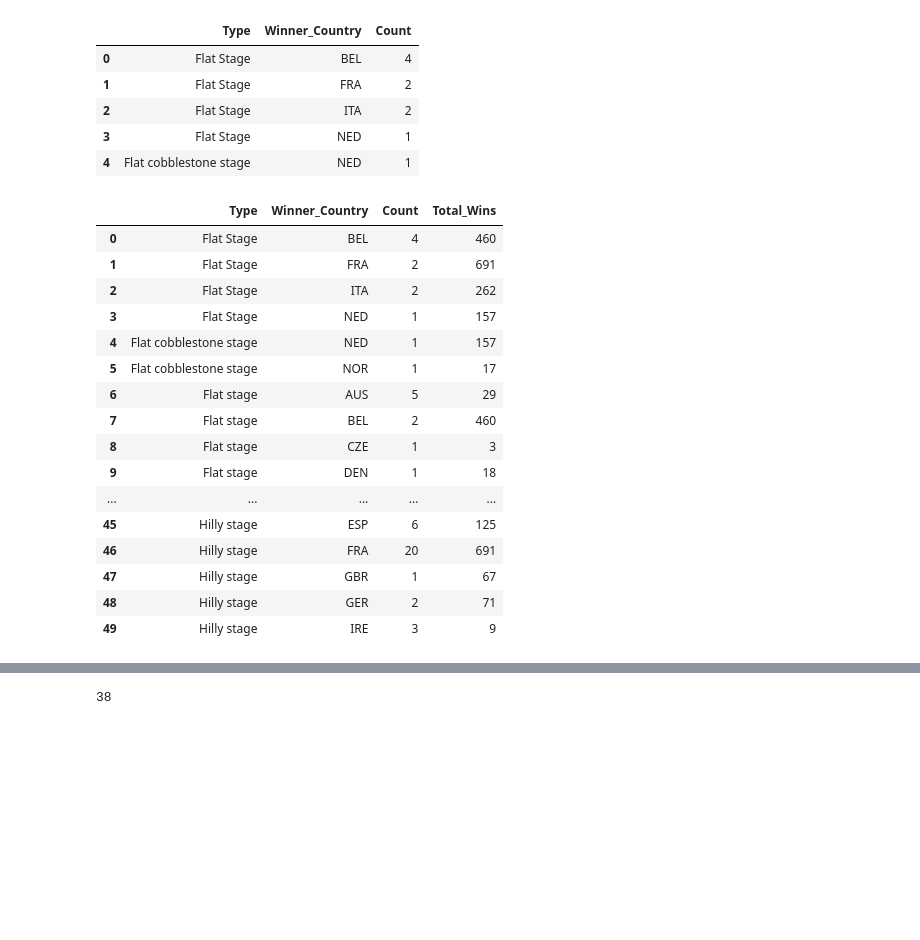
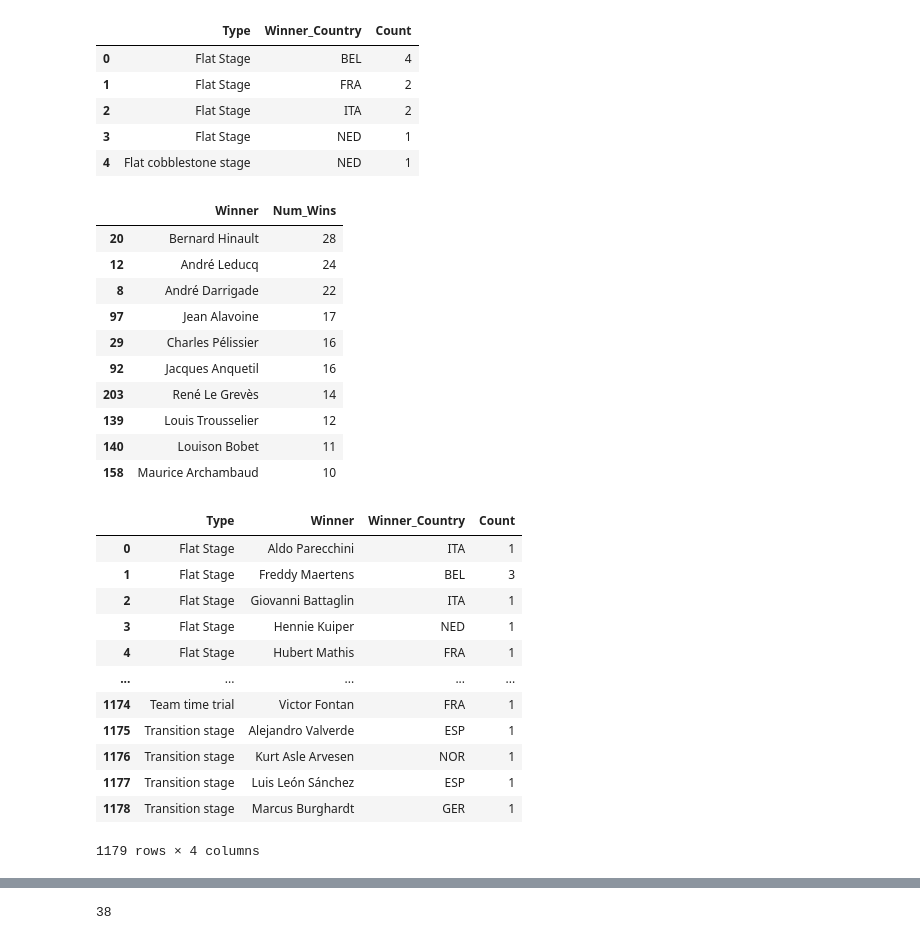
Before and after one commit to pascualcam/tour-de-tour, a Jupyter notebook: tour_de_france_analysis.ipynb, the cells around one changed output, grey strips where cells are left out. Saved outputs shown, nothing was run; the diff lists cells and outputs as text; code cells hidden in the pictures; blank space fills up the shorter version.

Commit message:
added winners-by-stage analysis

```diff
--- a/tour_de_france_analysis.ipynb
+++ b/tour_de_france_analysis.ipynb
@@ -352,22 +352,39 @@ total_wins = all_countries.groupby('Winner_Country')['Count'].sum()
 total_wins_df = pd.DataFrame({'Total_Wins': total_wins})
 merged = pd.merge(all_countries, total_wins_df, left_on='Winner_Country', right_on='Winner_Country', how='left')
 # %%
-merged.head(50)
+# let's explore the top 10 most successful French cyclists
+temp = stages_df[stages_df['Winner_Country'] == 'FRA']  # get only French riders
+temp = temp[['Winner', 'Type']]  # select subset of columns
+winner_totals = temp.groupby(['Winner']).size().reset_index(name='Num_Wins')  # aggregate by rider
+winner_totals = winner_totals.sort_values(['Num_Wins'], ascending=False)  # sort by num of wins
+winner_totals.head(10)
 # %% [output]
-|  | Type | Winner_Country | Count | Total_Wins |
-| 0 | Flat Stage | BEL | 4 | 460 |
-| 1 | Flat Stage | FRA | 2 | 691 |
-| 2 | Flat Stage | ITA | 2 | 262 |
-| 3 | Flat Stage | NED | 1 | 157 |
-| 4 | Flat cobblestone stage | NED | 1 | 157 |
-| 5 | Flat cobblestone stage | NOR | 1 | 17 |
-| 6 | Flat stage | AUS | 5 | 29 |
-| 7 | Flat stage | BEL | 2 | 460 |
-| 8 | Flat stage | CZE | 1 | 3 |
-| 9 | Flat stage | DEN | 1 | 18 |
-| ... | ... | ... | ... | ... |
-| 45 | Hilly stage | ESP | 6 | 125 |
-| 46 | Hilly stage | FRA | 20 | 691 |
-| 47 | Hilly stage | GBR | 1 | 67 |
-| 48 | Hilly stage | GER | 2 | 71 |
-| 49 | Hilly stage | IRE | 3 | 9 |
+|  | Winner | Num_Wins |
+| 20 | Bernard Hinault | 28 |
+| 12 | André Leducq | 24 |
+| 8 | André Darrigade | 22 |
+| 97 | Jean Alavoine | 17 |
+| 29 | Charles Pélissier | 16 |
+| 92 | Jacques Anquetil | 16 |
+| 203 | René Le Grevès | 14 |
+| 139 | Louis Trousselier | 12 |
+| 140 | Louison Bobet | 11 |
+| 158 | Maurice Archambaud | 10 |
+# %%
+stages_analysis = stages_df[['Type', 'Winner', 'Winner_Country']]
+stages_analysis = stages_analysis.groupby(['Type', 'Winner', 'Winner_Country']).size().reset_index(name = 'Count')
+stages_analysis
+# %% [output]
+|  | Type | Winner | Winner_Country | Count |
+| 0 | Flat Stage | Aldo Parecchini | ITA | 1 |
+| 1 | Flat Stage | Freddy Maertens | BEL | 3 |
+| 2 | Flat Stage | Giovanni Battaglin | ITA | 1 |
+| 3 | Flat Stage | Hennie Kuiper | NED | 1 |
+| 4 | Flat Stage | Hubert Mathis | FRA | 1 |
+| ... | ... | ... | ... | ... |
+| 1174 | Team time trial | Victor Fontan | FRA | 1 |
+| 1175 | Transition stage | Alejandro Valverde | ESP | 1 |
+| 1176 | Transition stage | Kurt Asle Arvesen | NOR | 1 |
+| 1177 | Transition stage | Luis León Sánchez | ESP | 1 |
+| 1178 | Transition stage | Marcus Burghardt | GER | 1 |
+1179 rows × 4 columns
```
Also changed, not shown: parts of 6 cells of this notebook.
